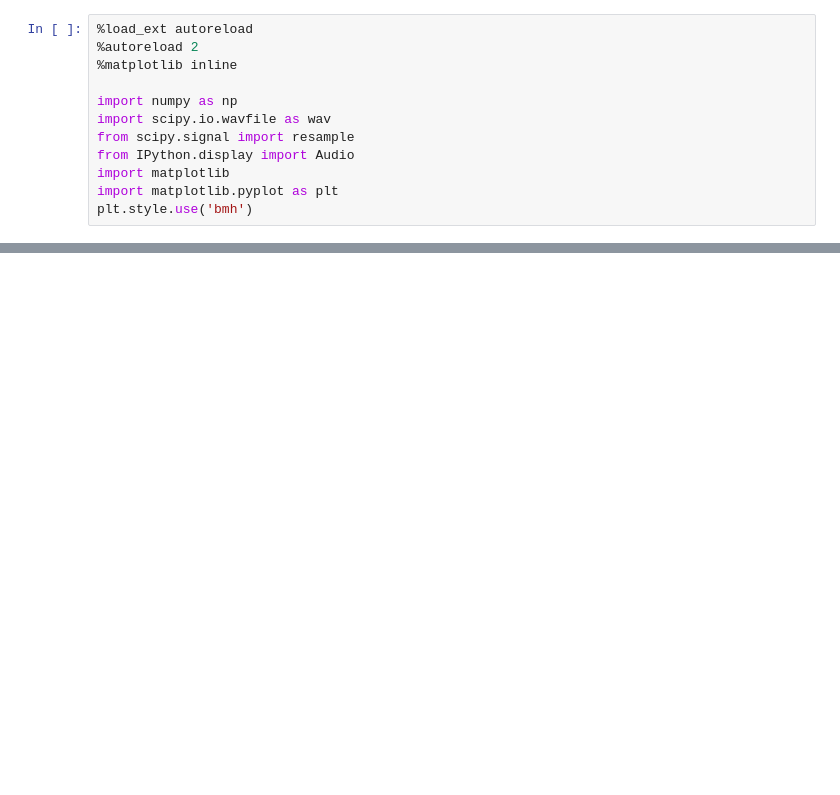
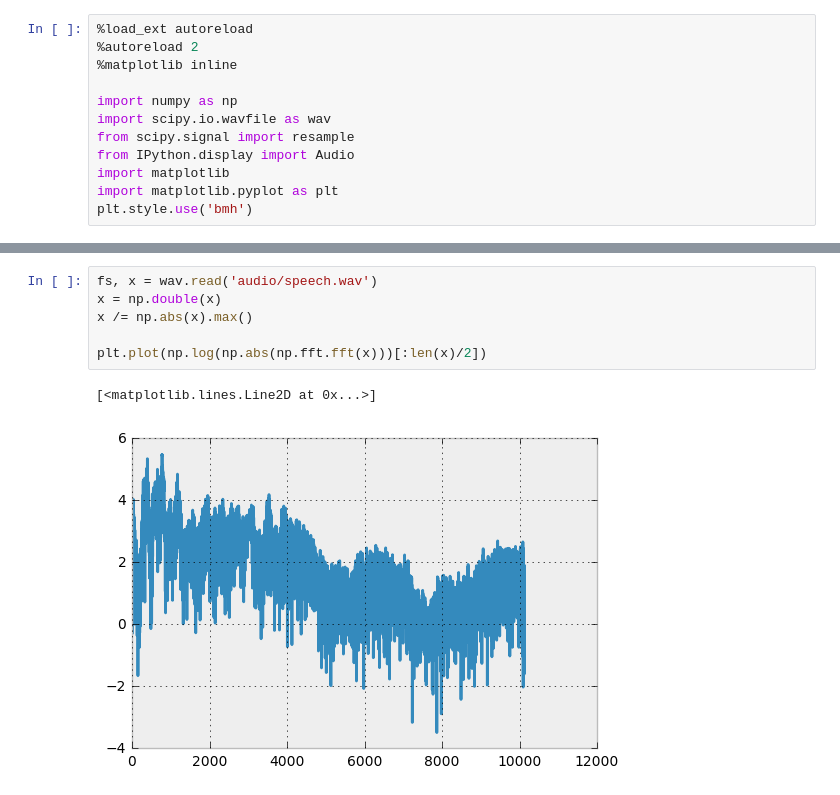
Before and after one commit to doksa/dsp-notebooks, a Jupyter notebook: Week3.ipynb, the cells around one changed output, grey strips where cells are left out. Cells and saved outputs as stored; diff of their text form; blank space fills up the shorter version.

```diff
--- a/Week3.ipynb
+++ b/Week3.ipynb
@@ -164,0 +192,9 @@ plt.title('Transforms from -$\pi$ to $\pi$')
+# %%
+fs, x = wav.read('audio/speech.wav')
+x = np.double(x)
+x /= np.abs(x).max()
+
+plt.plot(np.log(np.abs(np.fft.fft(x)))[:len(x)/2])
+# %% [output]
+[<matplotlib.lines.Line2D at 0x...>]
+[figure, added]
```
Also changed, not shown: parts of 4 cells of this notebook.
